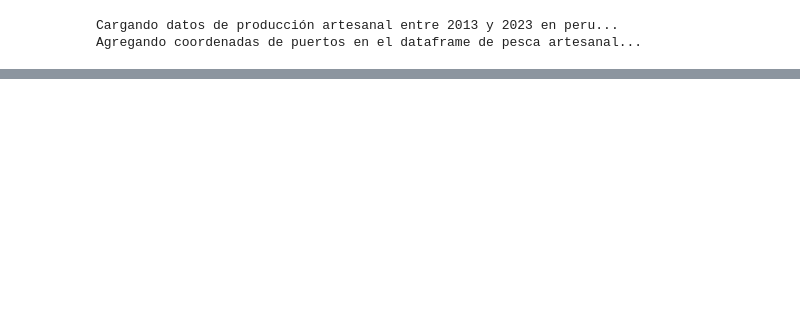
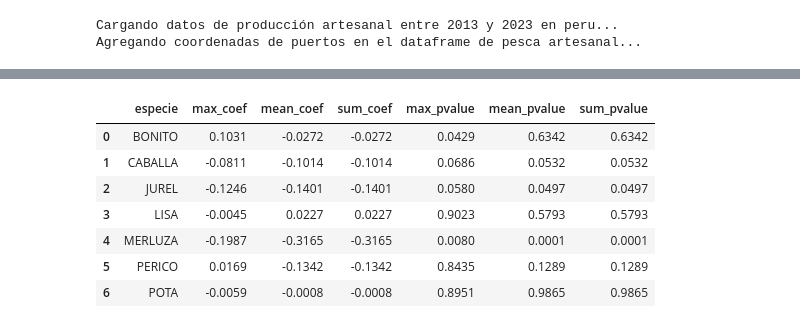
Before and after one commit to dbrisaro/peru-fisheries-sst-analysis, a Jupyter notebook: src/claculate_elasticities_artisanal_fisheries.ipynb, the cells around one changed output, grey strips where cells are left out. Drawn from its saved outputs; the diff is of its cells as text; code cells hidden in the pictures; blank space fills up the shorter version.

```diff
--- a/src/claculate_elasticities_artisanal_fisheries.ipynb
+++ b/src/claculate_elasticities_artisanal_fisheries.ipynb
@@ -269,0 +251,74 @@ Notes:
+# %%
+rows = []
+types = ["mean", "max", 'sum']
+
+zero_stats = (
+    df_long_geo
+    .groupby("especie")["valor"]
+    .apply(lambda x: (x == 0).mean())
+    .reset_index(name="frac_zeros")
+    .sort_values("frac_zeros")
+)
+
+for t in types:
+    df_final = load_sst_using_valid_pixels_monthly(
+        df_long_geo, df_pixel_modis, type=t
+    )
+
+    list_ports_ok = (
+        df_final.groupby("puerto")["valor"]
+        .sum()
+        .sort_values(ascending=False)
+        .head(10)
+    )
+
+    for i in range(7):
+        especie_sel = zero_stats.iloc[i]["especie"]
+        min_obs = 12 * 6
+
+        df_e = df_final[df_final["especie"] == especie_sel].copy()
+        df_e = df_e[df_e["valor"] > 0]
+        df_e = df_e[df_e["puerto"].isin(list_ports_ok.index)]
+
+        counts = df_e.groupby("puerto").size()
+        puertos_ok = counts[counts >= min_obs].index
+        df_e = df_e[df_e["puerto"].isin(puertos_ok)]
+
+        if df_e.empty or df_e["puerto"].nunique() < 2:
+            continue
+
+        df_e["log_valor"] = np.log(df_e["valor"])
+
+        model = smf.ols(
+            "log_valor ~ sst_anom + C(puerto)",
+            data=df_e
+        ).fit(cov_type="HC1")
+
+        rows.append({
+            "especie": especie_sel,
+            "type": t,
+            "coef": model.params["sst_anom"].round(4),
+            "pvalue": model.pvalues["sst_anom"].round(4),
+        })
+
+long_df = pd.DataFrame(rows)
+
+wide_df = (
+    long_df
+    .pivot(index="especie", columns="type", values=["coef", "pvalue"])
+    .reindex(columns=["max", "mean", "sum"], level=1)
+)
+
+wide_df.columns = [f"{t}_{m}" for m, t in wide_df.columns]
+wide_df = wide_df.reset_index()
+
+wide_df
+# %% [output]
+|  | especie | max_coef | mean_coef | sum_coef | max_pvalue | mean_pvalue | sum_pvalue |
+| 0 | BONITO | 0.1031 | -0.0272 | -0.0272 | 0.0429 | 0.6342 | 0.6342 |
+| 1 | CABALLA | -0.0811 | -0.1014 | -0.1014 | 0.0686 | 0.0532 | 0.0532 |
+| 2 | JUREL | -0.1246 | -0.1401 | -0.1401 | 0.0580 | 0.0497 | 0.0497 |
+| 3 | LISA | -0.0045 | 0.0227 | 0.0227 | 0.9023 | 0.5793 | 0.5793 |
+| 4 | MERLUZA | -0.1987 | -0.3165 | -0.3165 | 0.0080 | 0.0001 | 0.0001 |
+| 5 | PERICO | 0.0169 | -0.1342 | -0.1342 | 0.8435 | 0.1289 | 0.1289 |
+| 6 | POTA | -0.0059 | -0.0008 | -0.0008 | 0.8951 | 0.9865 | 0.9865 |
```
Also changed, not shown: parts of 12 cells of this notebook.
